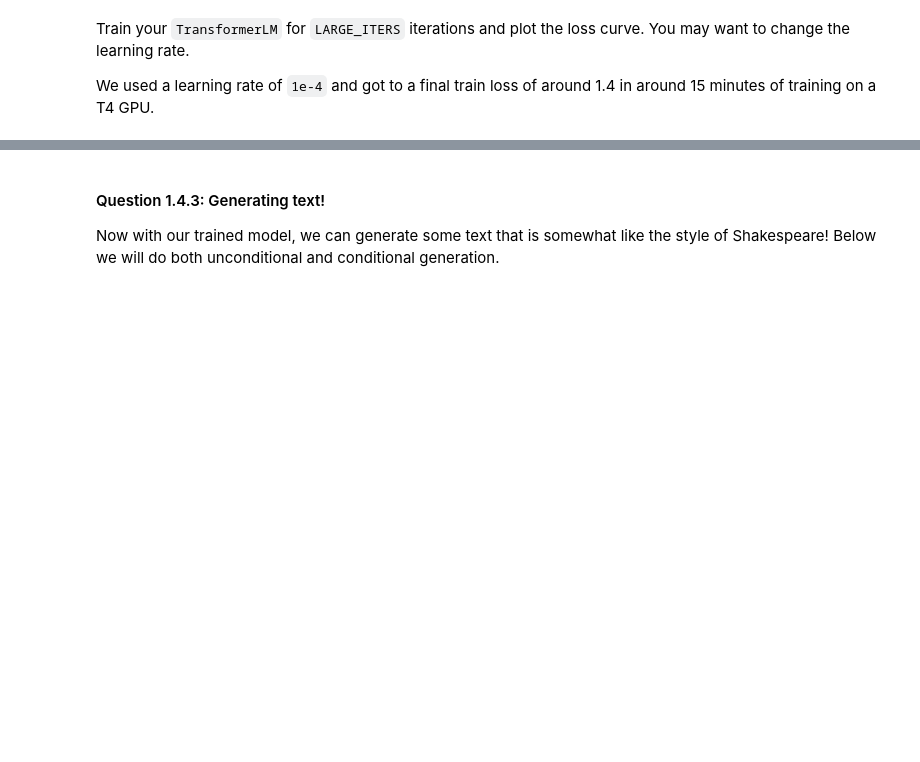
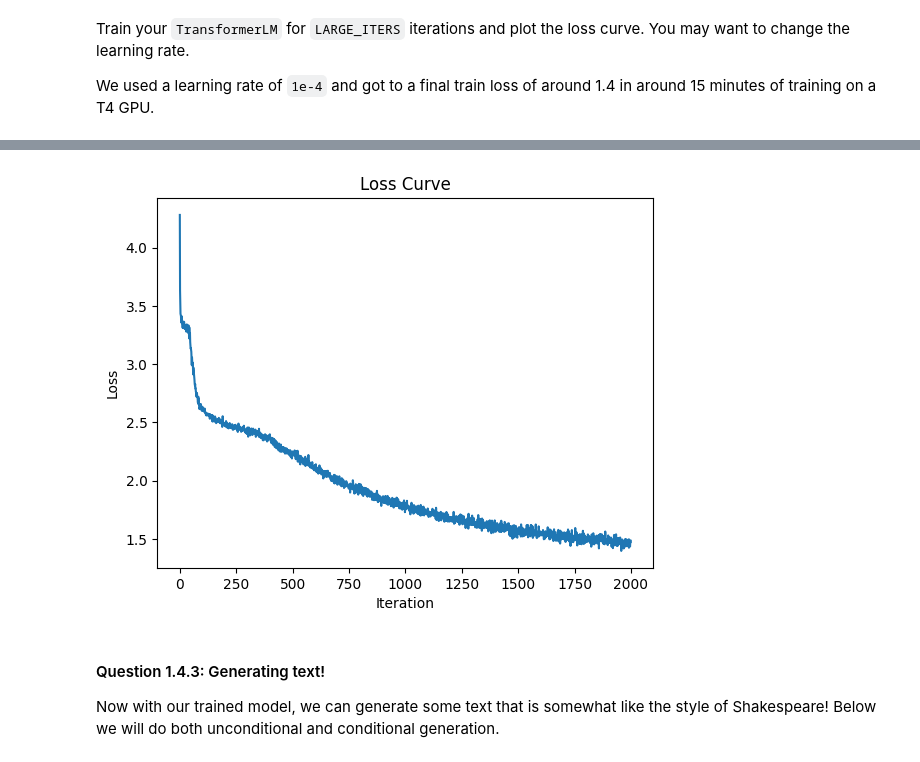
Before and after one commit to fatday/STATS-305B-HW4-Group, a Jupyter notebook: hw4.ipynb, the cells around one changed output, grey strips where cells are left out. Drawn from its saved outputs; the diff is of its cells as text; code cells hidden in the pictures; blank space fills up the shorter version.

```diff
--- a/hw4.ipynb
+++ b/hw4.ipynb
@@ -1166,8 +1179,8 @@ class TransformerBlock(nn.Module):
         self.ln2 = nn.LayerNorm(embed_size)
 
         # TODO: your code below
-        self.feed_forward = FeedForward(...)
-        self.atten_heads = ...
+        self.feed_forward = FeedForward(embed_size)
+        self.atten_heads = MultiHeadAttention(context_window_size, num_heads, embed_size)
 
     def forward(self, x):
         x = x + self.atten_heads(self.ln1(x)) # communication over sequence length
@@ -1255,0 +1288,29 @@ TypeError: unsupported operand type(s) for *: 'int' and 'ellipsis'
+# %%
+trans = TransformerLM(vocab_size, CONTEXT_WINDOW_SIZE)
+tlm = trans.to(device)
+learning_rate = 1e-4
+# TODO, your code below
+
+optimizer = torch.optim.AdamW(trans.parameters(), lr=learning_rate)
+
+eval_interval = 200
+
+loss_list = []
+
+for it in tqdm(range(LARGE_ITERS)):
+
+    # every once in a while evaluate the loss on train and val sets
+    if it % eval_interval == 0 or it == LARGE_ITERS - 1:
+      print(f"iteration {it}")
+      losses = estimate_loss(tlm, EVAL_ITERS, CONTEXT_WINDOW_SIZE, device)
+      print(f"step {it}: train loss {losses['train']:.4f}, val loss {losses['val']:.4f}")
+
+    # sample a batch of data
+    xb, yb = get_batch('train', CONTEXT_WINDOW_SIZE, device)
+
+    # evaluate the loss
+    logits, loss = tlm(xb, yb)
+    loss_list.append(loss.detach().item())
+    optimizer.zero_grad(set_to_none=True)
+    loss.backward()
+    optimizer.step()
@@ -1256,3 +1331,12 @@ TypeError: unsupported operand type(s) for *: 'int' and 'ellipsis'
+# %%
+## plot the loss_curve
+plt.plot(loss_list)
+plt.xlabel('Iteration')
+plt.ylabel('Loss')
+plt.title('Loss Curve')
+plt.show()
+# %% [output]
+[figure, added]
 # %% [markdown]
 #### Question 1.4.3: Generating text!
 
```
Also changed, not shown: parts of 41 cells of this notebook.
